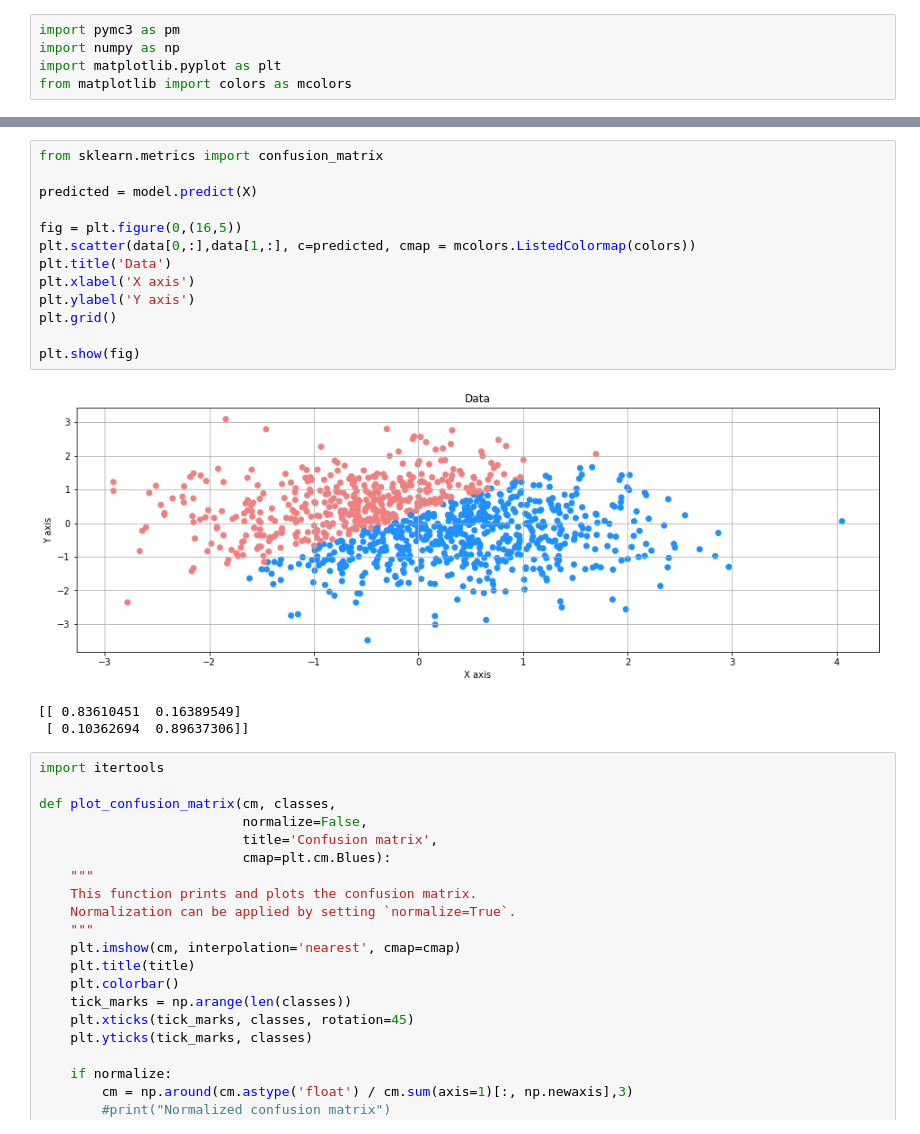
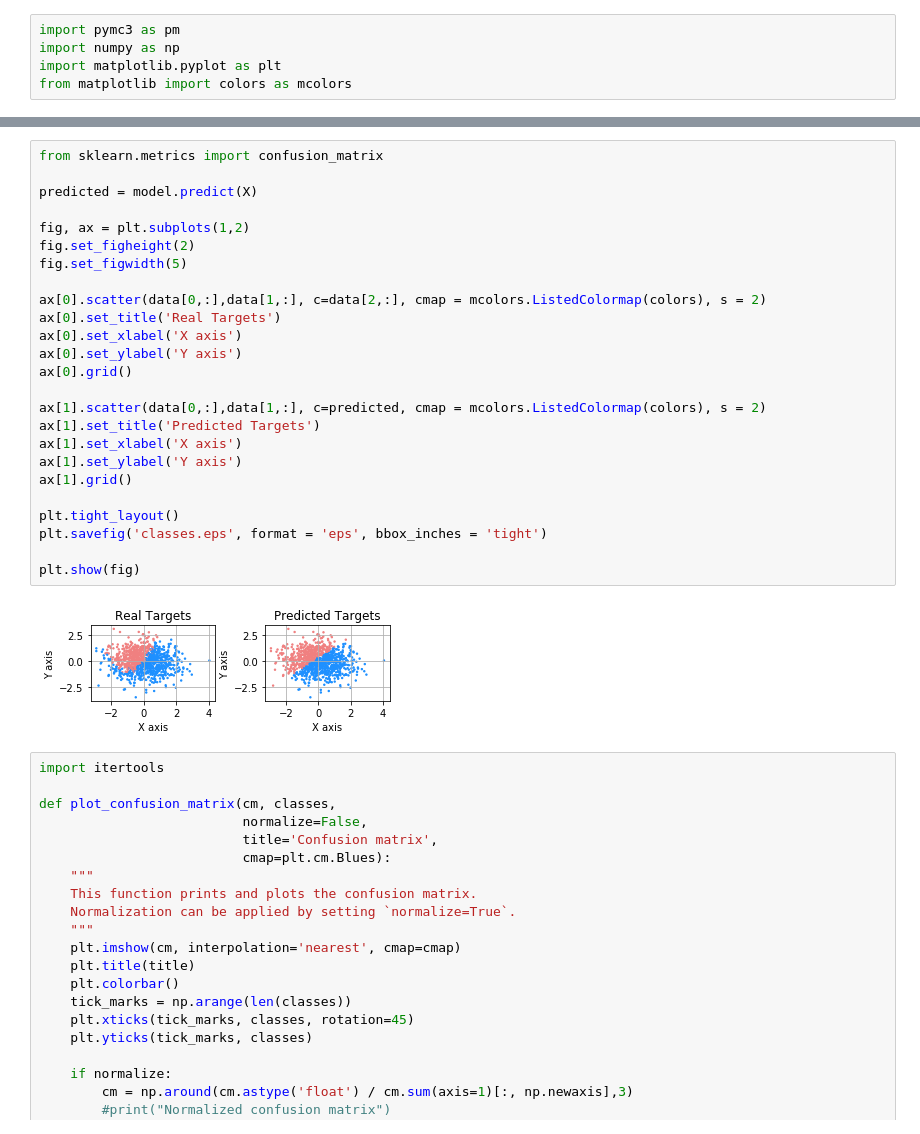
Before and after one commit to lerkoah/AprendizajeProbabilistico, a Jupyter notebook: Tarea1/p3.ipynb, the cells around one changed output, grey strips where cells are left out. Cells and saved outputs as stored; diff of their text form.

```diff
--- a/Tarea1/p3.ipynb
+++ b/Tarea1/p3.ipynb
@@ -54,23 +53,33 @@ feature1     2.231767
 feature2    -2.196485
 intercept    0.716651
 dtype: float64
-# %%
-from sklearn.metrics import confusion_matrix
-
-predicted = model.predict(X)
-
-fig = plt.figure(0,(16,5))
-plt.scatter(data[0,:],data[1,:], c=predicted, cmap = mcolors.ListedColormap(colors))
-plt.title('Data')
-plt.xlabel('X axis')
-plt.ylabel('Y axis')
-plt.grid()
-
-plt.show(fig)
-# %% [output]
-[figure, removed]
-[[ 0.83610451  0.16389549]
- [ 0.10362694  0.89637306]]
+# %%
+from sklearn.metrics import confusion_matrix
+
+predicted = model.predict(X)
+
+fig, ax = plt.subplots(1,2)
+fig.set_figheight(2)
+fig.set_figwidth(5)
+
+ax[0].scatter(data[0,:],data[1,:], c=data[2,:], cmap = mcolors.ListedColormap(colors), s = 2)
+ax[0].set_title('Real Targets')
+ax[0].set_xlabel('X axis')
+ax[0].set_ylabel('Y axis')
+ax[0].grid()
+
+ax[1].scatter(data[0,:],data[1,:], c=predicted, cmap = mcolors.ListedColormap(colors), s = 2)
+ax[1].set_title('Predicted Targets')
+ax[1].set_xlabel('X axis')
+ax[1].set_ylabel('Y axis')
+ax[1].grid()
+
+plt.tight_layout()
+plt.savefig('classes.eps', format = 'eps', bbox_inches = 'tight')
+
+plt.show(fig)
+# %% [output]
+[figure, added]
 # %%
 import itertools
 
```
Also changed, not shown: parts of 4 cells of this notebook, 6 other files.
